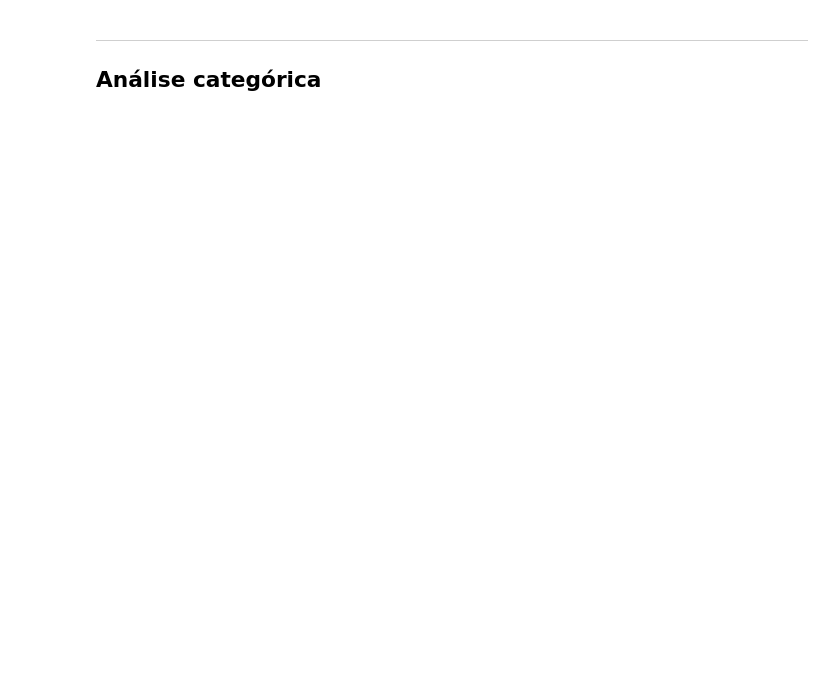
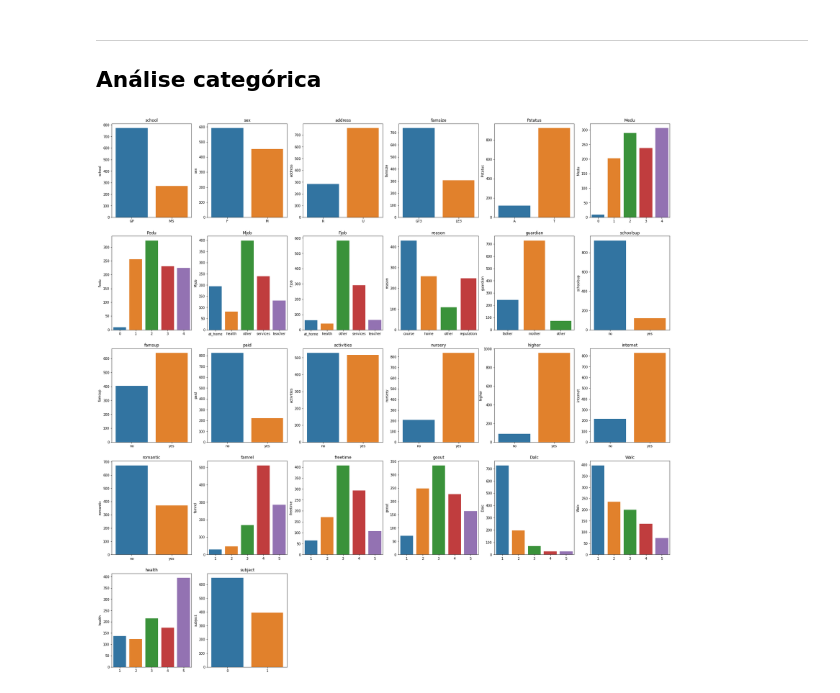
Before and after one commit to Lahiry/C.R.I.N.G.E.Y., a Jupyter notebook: Projeto2.ipynb, the cells around one changed output. Drawn from its saved outputs; the diff is of its cells as text; code cells hidden in the pictures; blank space fills up the shorter version.

```diff
--- a/Projeto2.ipynb
+++ b/Projeto2.ipynb
@@ -252,9 +240,11 @@ ___
 # %%
 # Agora, analisaremos as variáveis categóricas
 # utilizaremos os gráficos de barra para podermos ter visão clara das features
 plt.figure(figsize = (30,30))
 for i in enumerate(cat_data):
-    plt.subplot(5,5,i[0]+1)
+    plt.subplot(5,6,i[0]+1)
     sns.barplot(data[i[1]].value_counts().index, data[i[1]].value_counts()).set_title(i[1])
+# %% [output]
+[figure, added]
 # %%
 data.groupby(by = 'Dalc')['G1', 'G2','G3'].mean()
```
Also changed, not shown: parts of 23 cells of this notebook.
